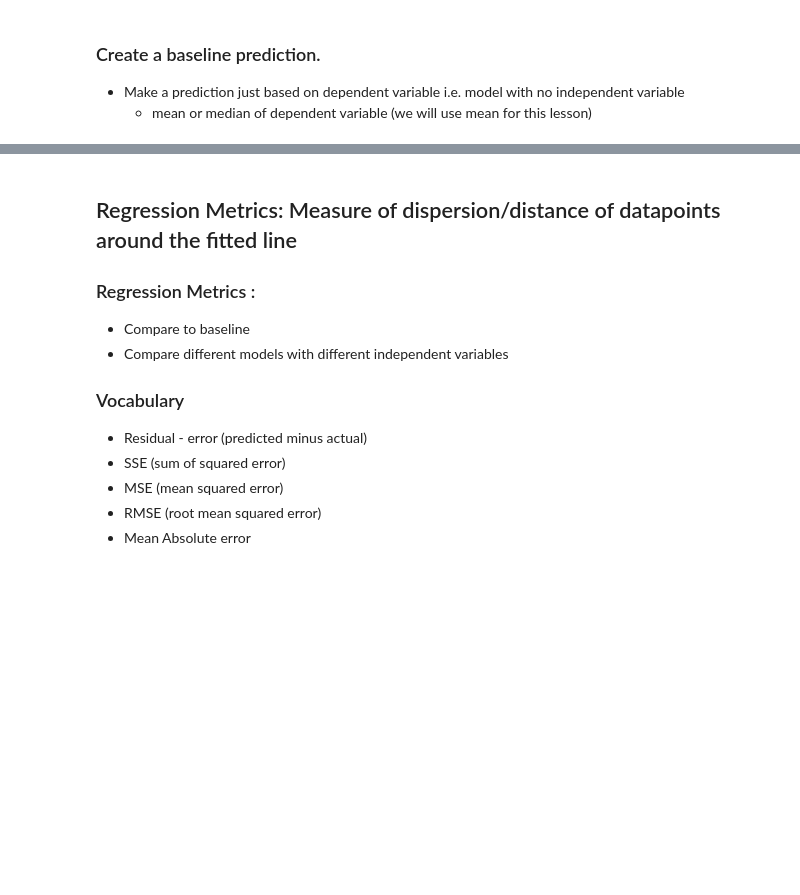
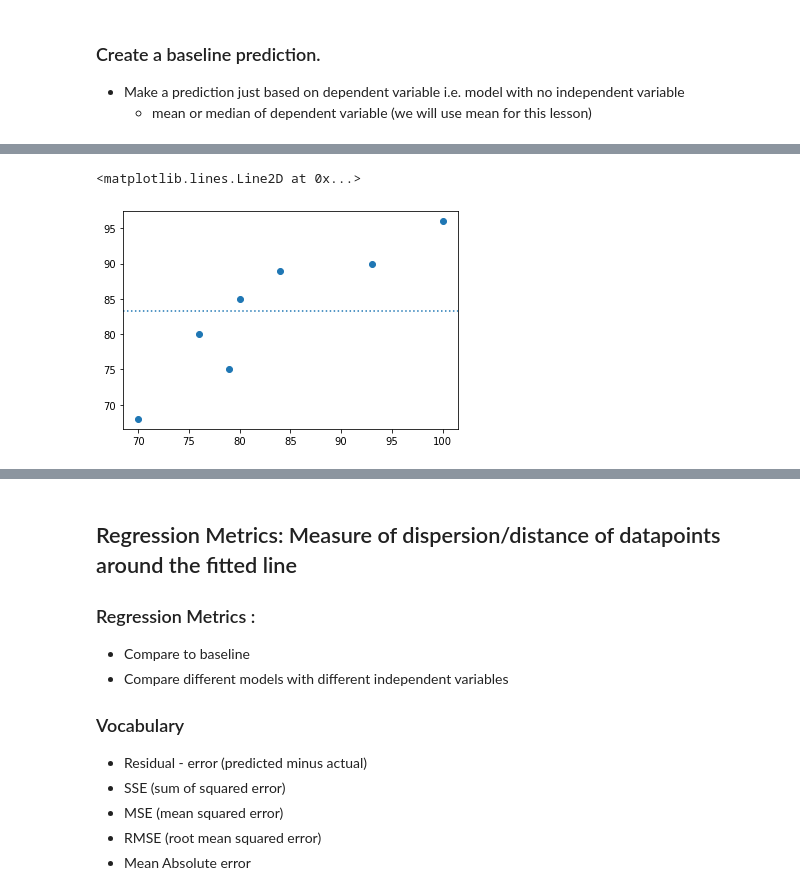
Before and after one commit to CodeupClassroom/easley-regression-exercises, a Jupyter notebook: regression_evaluation_lesson.ipynb, the cells around one changed output, grey strips where cells are left out. Drawn from its saved outputs; the diff is of its cells as text; code cells hidden in the pictures; blank space fills up the shorter version.

```diff
--- a/regression_evaluation_lesson.ipynb
+++ b/regression_evaluation_lesson.ipynb
@@ -60,2 +80,4 @@ The regression models we will create **estimates** values of $b_0$ and $b_1$
 # %%
 #baseline is mean of dependent variable
+df['baseline'] = df.y.mean()
+df.head()
@@ -62,4 +91,9 @@ The regression models we will create **estimates** values of $b_0$ and $b_1$
 # %%
 # plot data with baseline:
+plt.scatter(df.x, df.y)
+plt.axhline(df.y.mean(), ls = ':')
+# %% [output]
+<matplotlib.lines.Line2D at 0x...>
+[figure, added]
 # %%
 # Now we fit a regression model using OLS method.
```
Also changed, not shown: parts of 33 cells of this notebook.
